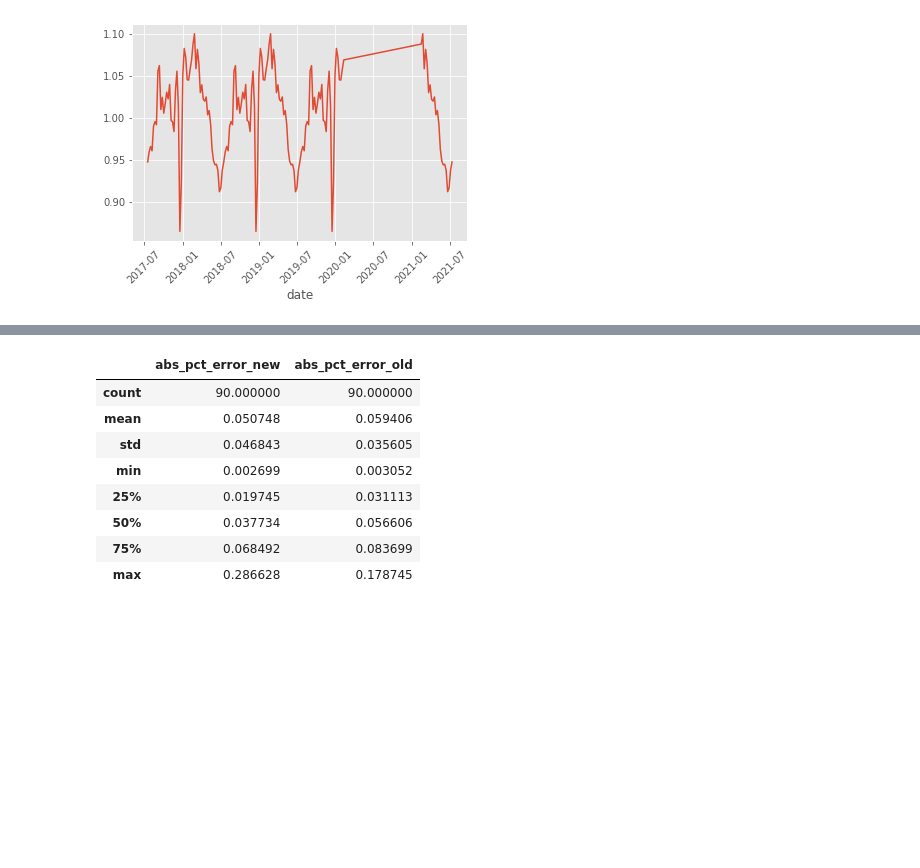
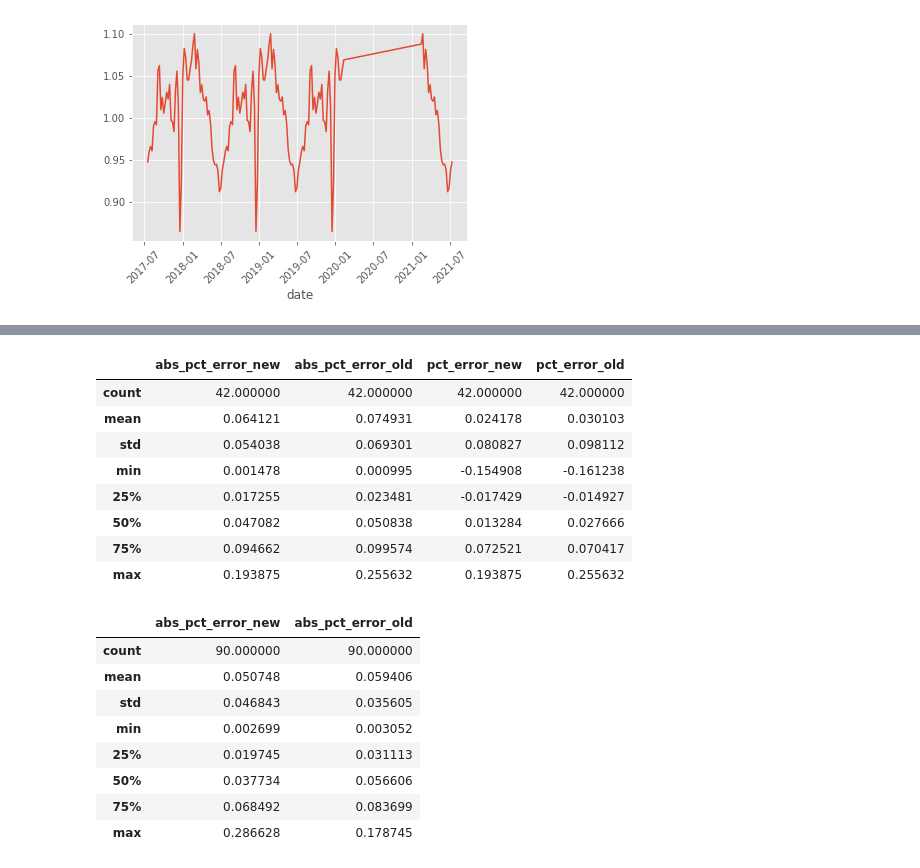
Before and after one commit to soreasy/bayesian_hierarchical_models, a Jupyter notebook: Bayesian Holt-Winters - Backtesting.ipynb, the cells around one changed output, grey strips where cells are left out. Saved outputs shown, nothing was run; the diff lists cells and outputs as text; code cells hidden in the pictures; blank space fills up the shorter version.

```diff
--- a/Bayesian Holt-Winters - Backtesting.ipynb
+++ b/Bayesian Holt-Winters - Backtesting.ipynb
@@ -667,6 +699,18 @@ f1['error_old'] = f1.total_demand_new_lag3 - f1.total_demand_new
 f1['pct_error_old'] = f1.error_old / f1.total_demand_new
 f1['abs_error_old'] = f1.error_old.abs()
 f1['abs_pct_error_old'] = f1.pct_error_old.abs()
+# %%
+f1[['abs_pct_error_new', 'abs_pct_error_old', 'pct_error_new', 'pct_error_old']].describe()
+# %% [output]
+|  | abs_pct_error_new | abs_pct_error_old | pct_error_new | pct_error_old |
+| count | 42.000000 | 42.000000 | 42.000000 | 42.000000 |
+| mean | 0.064121 | 0.074931 | 0.024178 | 0.030103 |
+| std | 0.054038 | 0.069301 | 0.080827 | 0.098112 |
+| min | 0.001478 | 0.000995 | -0.154908 | -0.161238 |
+| 25% | 0.017255 | 0.023481 | -0.017429 | -0.014927 |
+| 50% | 0.047082 | 0.050838 | 0.013284 | 0.027666 |
+| 75% | 0.094662 | 0.099574 | 0.072521 | 0.070417 |
+| max | 0.193875 | 0.255632 | 0.193875 | 0.255632 |
 # %%
 all_backtests.loc[all_backtests.pred_for_date.isin(f4_26_v3.pred_for_date)][['abs_pct_error_new', 'abs_pct_error_old']].describe()
 # %% [output]
```
Also changed, not shown: parts of 9 cells of this notebook, 2 other files.
